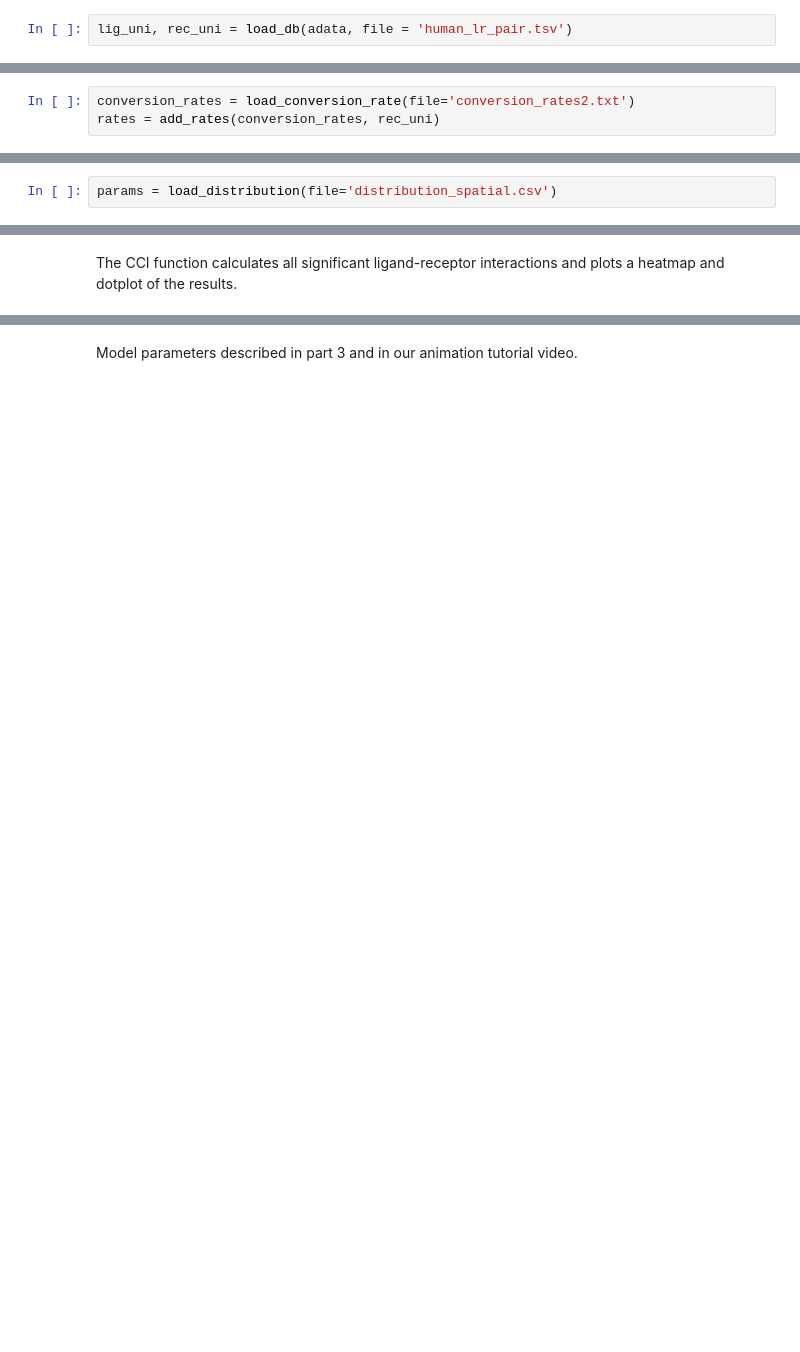
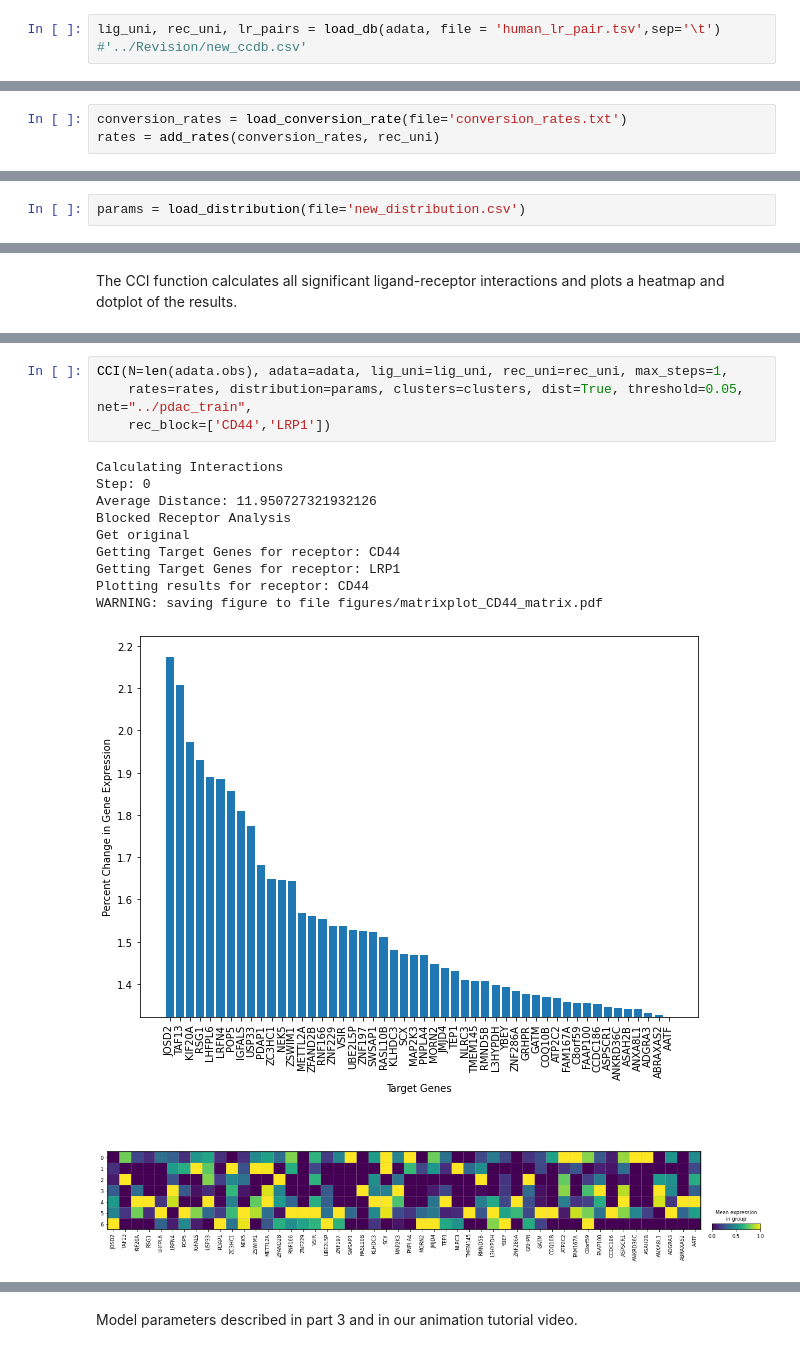
Before and after one commit to mcgilldinglab/CellAgentChat, a Jupyter notebook: tutorial/Tutorial.ipynb, the cells around one changed output, grey strips where cells are left out. Drawn from its saved outputs; the diff is of its cells as text; blank space fills up the shorter version.

```diff
--- a/tutorial/Tutorial.ipynb
+++ b/tutorial/Tutorial.ipynb
@@ -62,7 +66,8 @@ The default database is derived from CellTalkDB which is a manually curated data
 
 Users can upload their own database file with curated ligand-receptor pairs.
 # %%
-lig_uni, rec_uni = load_db(adata, file = 'human_lr_pair.tsv')
+lig_uni, rec_uni, lr_pairs = load_db(adata, file = 'human_lr_pair.tsv',sep='\t')
+#'../Revision/new_ccdb.csv'
 # %% [output]
 Loading Database...
 Database Loaded!
@@ -100,7 +122,7 @@ Done
 # %% [markdown]
 Load conversion rates
 # %%
-conversion_rates = load_conversion_rate(file='conversion_rates2.txt')
+conversion_rates = load_conversion_rate(file='conversion_rates.txt')
 rates = add_rates(conversion_rates, rec_uni)
 # %% [output]
 Conversion rates loaded
@@ -158,7 +180,7 @@ Distribution Saved
 # %% [markdown]
 Load the background distribution for each ligand to the given path
 # %%
-params = load_distribution(file='distribution_spatial.csv')
+params = load_distribution(file='new_distribution.csv')
 # %% [output]
 Distribution loaded
 # %% [markdown]
@@ -243,0 +272,16 @@
+# %%
+CCI(N=len(adata.obs), adata=adata, lig_uni=lig_uni, rec_uni=rec_uni, max_steps=1,
+    rates=rates, distribution=params, clusters=clusters, dist=True, threshold=0.05, net="../pdac_train",
+    rec_block=['CD44','LRP1'])
+# %% [output]
+Calculating Interactions
+Step: 0
+Average Distance: 11.950727321932126
+Blocked Receptor Analysis
+Get original
+Getting Target Genes for receptor: CD44
+Getting Target Genes for receptor: LRP1
+Plotting results for receptor: CD44
+WARNING: saving figure to file figures/matrixplot_CD44_matrix.pdf
+[figure, added]
+[figure, added]
```
Also changed, not shown: parts of 44 cells of this notebook.
